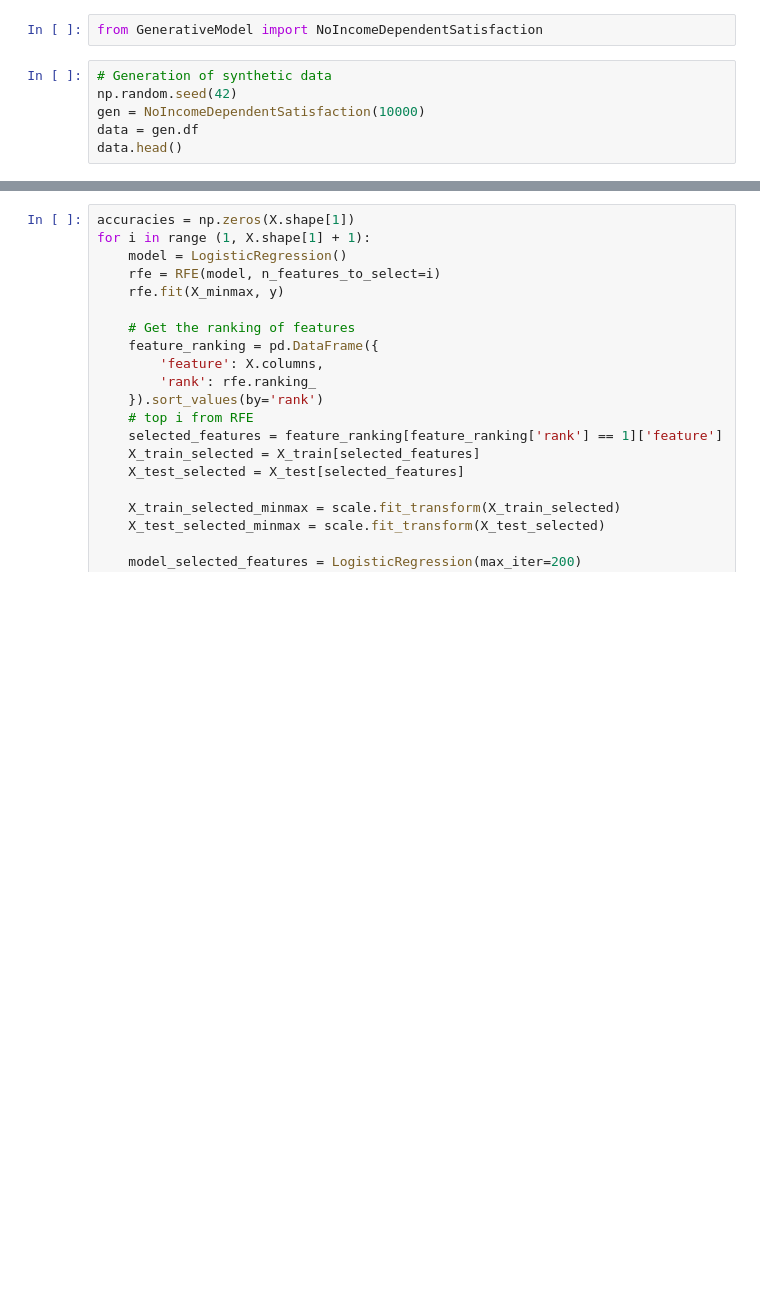
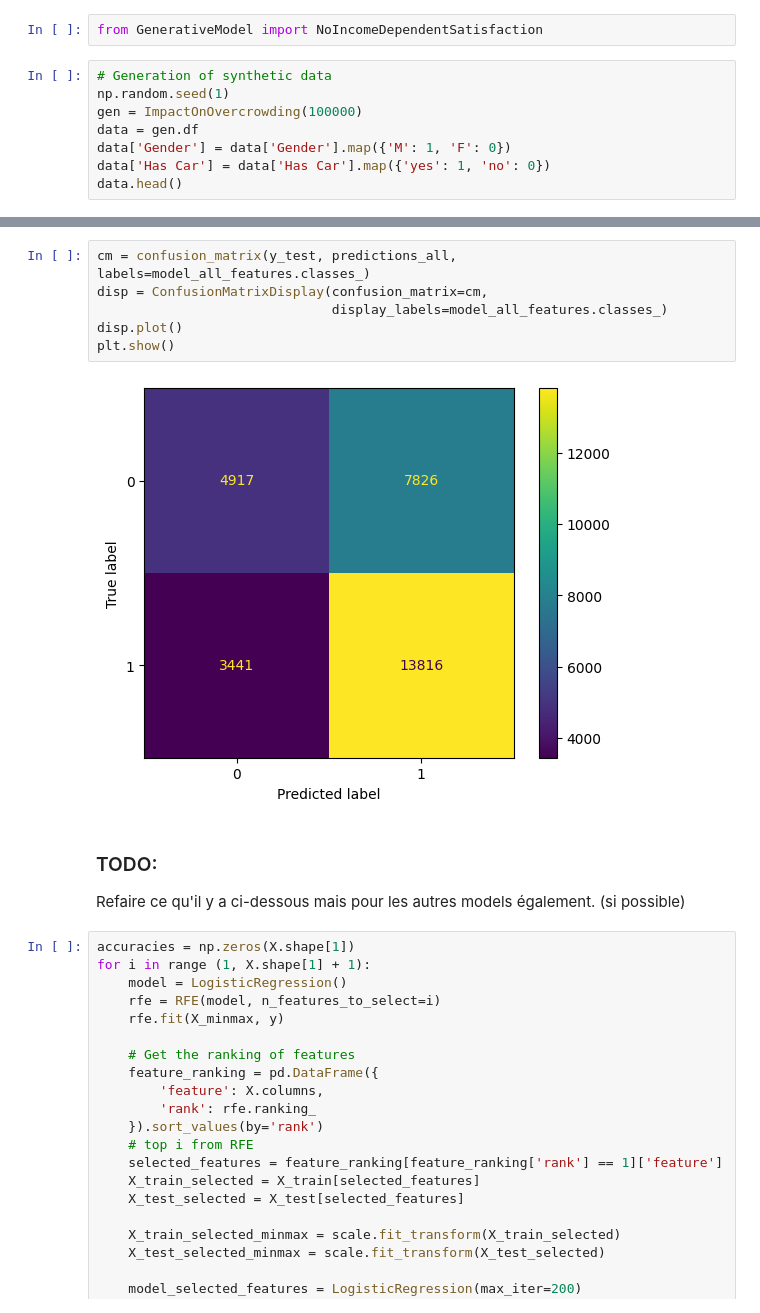
Before and after one commit to veborito/Introduction-to-MachineLearning, a Jupyter notebook: projet/Overcrowding_test.ipynb, the cells around one changed output, grey strips where cells are left out. Saved outputs shown, nothing was run; the diff lists cells and outputs as text; blank space fills up the shorter version.

```diff
--- a/projet/Overcrowding_test.ipynb
+++ b/projet/Overcrowding_test.ipynb
@@ -228,7 +158,9 @@ Because we need to be certain that the results match the simulation. So we do th
 from GenerativeModel import NoIncomeDependentSatisfaction
 # %%
 # Generation of synthetic data
-np.random.seed(42)
-gen = NoIncomeDependentSatisfaction(10000)
+np.random.seed(1)
+gen = ImpactOnOvercrowding(100000)
 data = gen.df
+data['Gender'] = data['Gender'].map({'M': 1, 'F': 0})
+data['Has Car'] = data['Has Car'].map({'yes': 1, 'no': 0})
 data.head()
@@ -352,3 +333,14 @@ print(f'Accuracy with feature selection (Random Forest): {accuracy_selected:.6f}
+# %%
+cm = confusion_matrix(y_test, predictions_all, labels=model_all_features.classes_)
+disp = ConfusionMatrixDisplay(confusion_matrix=cm,
+                              display_labels=model_all_features.classes_)
+disp.plot()
+plt.show()
+# %% [output]
+[figure, added]
+# %% [markdown]
+### TODO:
+Refaire ce qu'il y a ci-dessous mais pour les autres models également. (si possible)
 # %%
 accuracies = np.zeros(X.shape[1])
 for i in range (1, X.shape[1] + 1):
```
Also changed, not shown: parts of 21 cells of this notebook, 2 other files.
